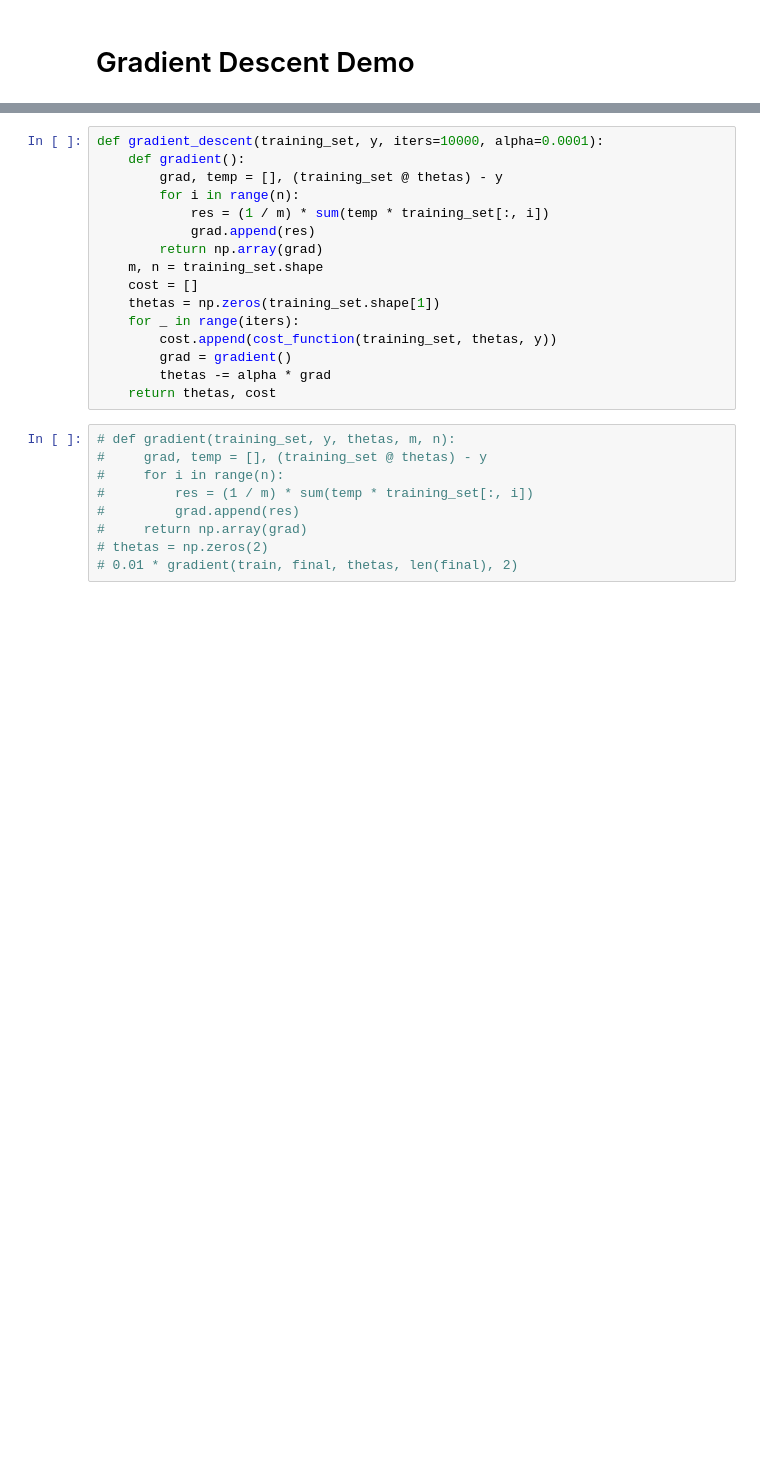
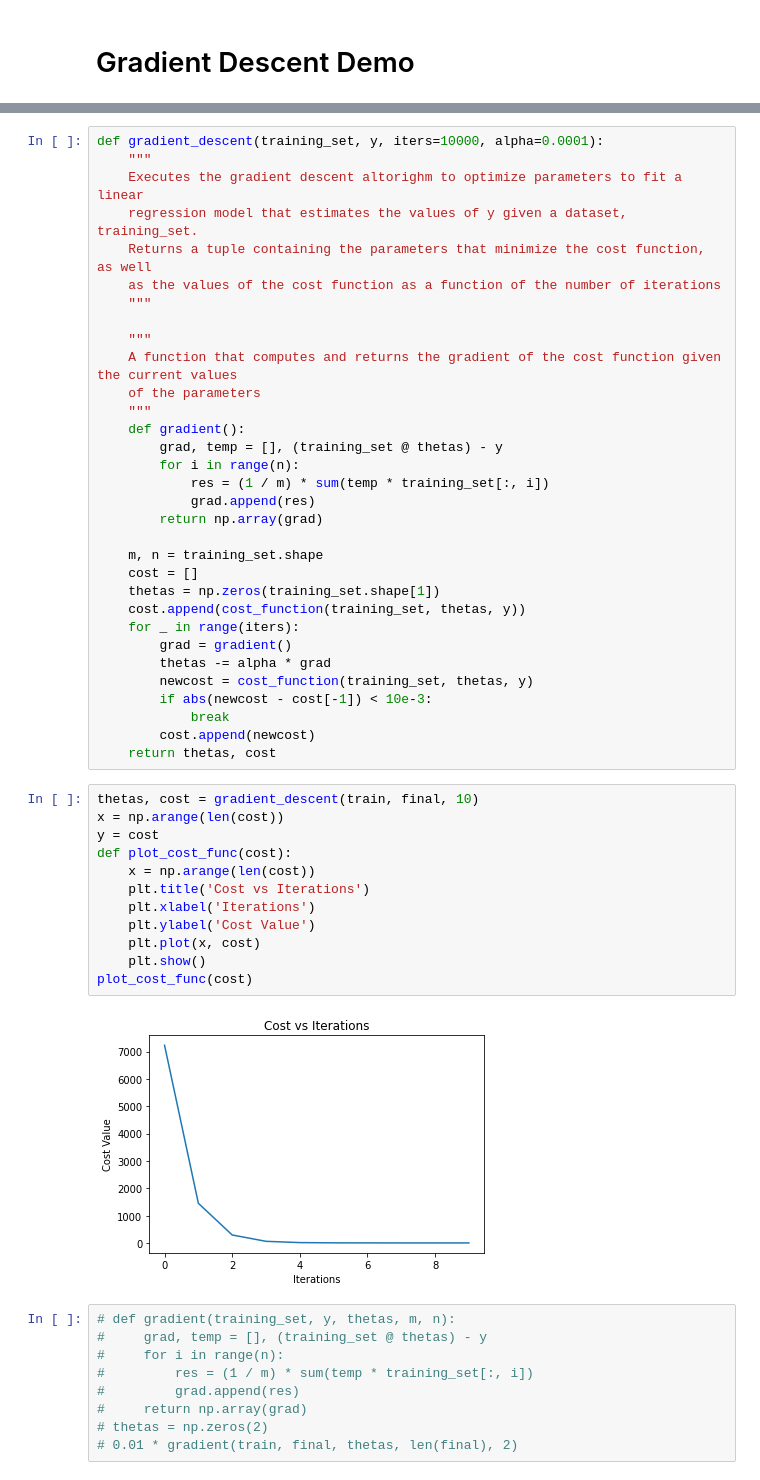
Before and after one commit to JoelJaison/StockScraper, a Jupyter notebook: WebScraping/ScrapingDemo.ipynb, the cells around one changed output, grey strips where cells are left out. Saved outputs shown, nothing was run; the diff lists cells and outputs as text; blank space fills up the shorter version.

```diff
--- a/WebScraping/ScrapingDemo.ipynb
+++ b/WebScraping/ScrapingDemo.ipynb
@@ -165,19 +174,49 @@ def cost_function(training, thetas, y):
 # %%
 def gradient_descent(training_set, y, iters=10000, alpha=0.0001):
+    """
+    Executes the gradient descent altorighm to optimize parameters to fit a linear
+    regression model that estimates the values of y given a dataset, training_set.
+    Returns a tuple containing the parameters that minimize the cost function, as well
+    as the values of the cost function as a function of the number of iterations
+    """
+
+    """
+    A function that computes and returns the gradient of the cost function given the current values
+    of the parameters
+    """
     def gradient():
         grad, temp = [], (training_set @ thetas) - y
         for i in range(n):
             res = (1 / m) * sum(temp * training_set[:, i])
             grad.append(res)
         return np.array(grad)
+
     m, n = training_set.shape
     cost = []
     thetas = np.zeros(training_set.shape[1])
+    cost.append(cost_function(training_set, thetas, y))
     for _ in range(iters):
-        cost.append(cost_function(training_set, thetas, y))
         grad = gradient()
         thetas -= alpha * grad
+        newcost = cost_function(training_set, thetas, y)
+        if abs(newcost - cost[-1]) < 10e-3:
+            break
+        cost.append(newcost)
     return thetas, cost
+# %%
+thetas, cost = gradient_descent(train, final, 10)
+x = np.arange(len(cost))
+y = cost
+def plot_cost_func(cost):
+    x = np.arange(len(cost))
+    plt.title('Cost vs Iterations')
+    plt.xlabel('Iterations')
+    plt.ylabel('Cost Value')
+    plt.plot(x, cost)
+    plt.show()
+plot_cost_func(cost)
+# %% [output]
+[figure, added]
 # %%
 # def gradient(training_set, y, thetas, m, n):
 #     grad, temp = [], (training_set @ thetas) - y
```
Also changed, not shown: parts of 45 cells of this notebook, 1 other file.
